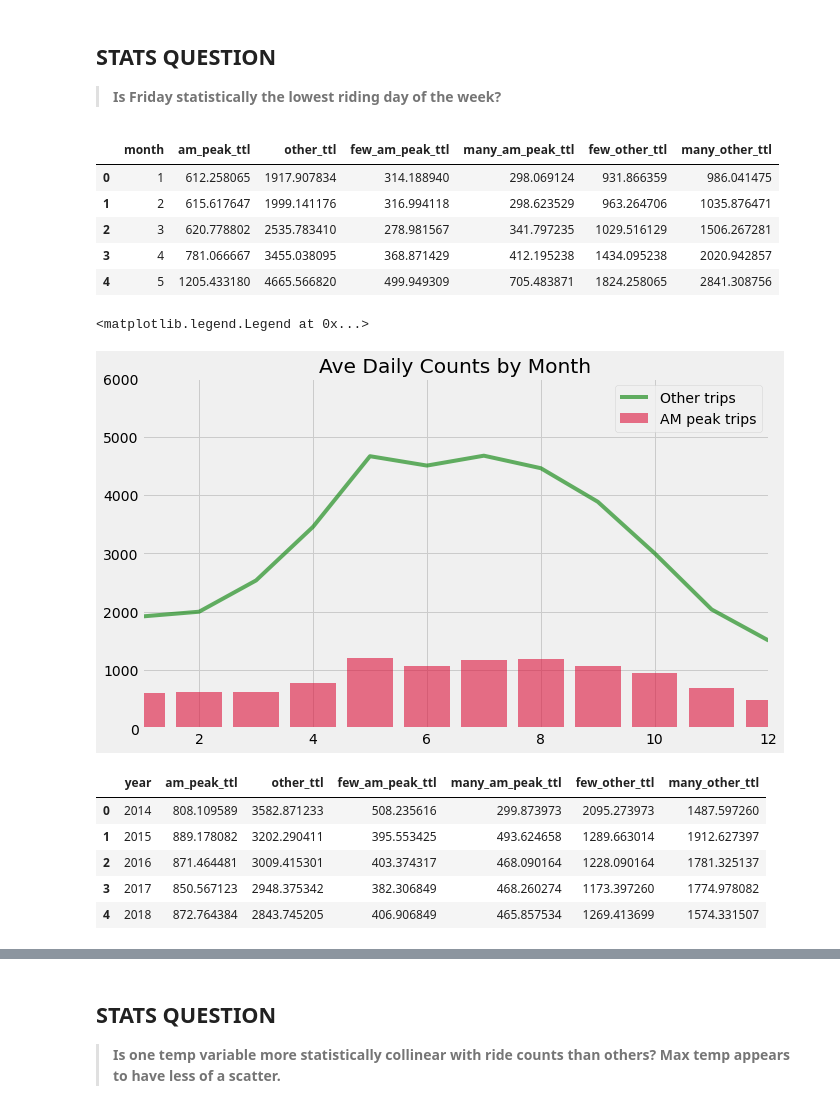
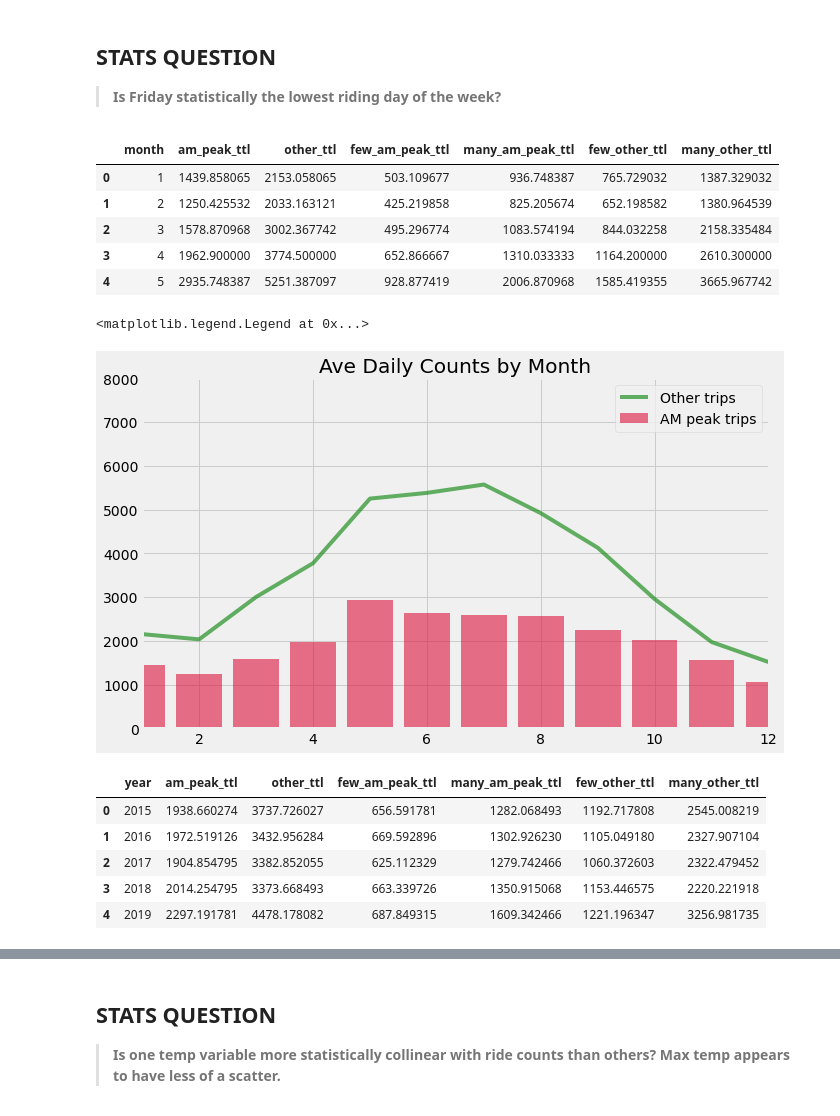
Before and after one commit to salvir1/Crank_On_Seattle_Bike_Data, a Jupyter notebook: Seattle_spins.ipynb, the cells around one changed output, grey strips where cells are left out. Cells and saved outputs as stored; diff of their text form; code cells hidden in the pictures.

```diff
--- a/Seattle_spins.ipynb
+++ b/Seattle_spins.ipynb
@@ -10,6 +10,7 @@ plt.style.use('fivethirtyeight')
 import bike_project as bp
 # %%
 urls = {
+        'Fremont' : 'https://data.seattle.gov/resource/65db-xm6k.json',
         'Ballard' : 'https://data.seattle.gov/resource/47yq-6ugv.json',
         'Capitol_Hill' : 'https://data.seattle.gov/resource/j4vh-b42a.json',
         'Central_2nd_Ave' : 'https://data.seattle.gov/resource/avwm-i8ym.json',
@@ -17,10 +18,12 @@ urls = {
         'West_Seattle' : 'https://data.seattle.gov/resource/mefu-7eau.json',
         'I90_lid' : 'https://data.seattle.gov/resource/u38e-ybnc.json',
         'NE_Seattle' : 'https://data.seattle.gov/resource/2z5v-ecg8.json',
-        'Myrtle_Edwards' : 'https://data.seattle.gov/resource/4qej-qvrz.json'
+        'Myrtle_Edwards' : 'https://data.seattle.gov/resource/4qej-qvrz.json',
+        'Spokane_Street' : 'https://data.seattle.gov/resource/upms-nr8w.json'
         }
 
 bike_shops = {
+        'Fremont' : 8,
         'Ballard' : 3,
         'Capitol_Hill' : 2,
         'Central_2nd_Ave' : 5,
@@ -28,7 +31,8 @@ bike_shops = {
         'West_Seattle' : 3,
         'I90_lid' : 5,
         'NE_Seattle' :6 ,
-        'Myrtle_Edwards' : 3
+        'Myrtle_Edwards' : 3,
+        'Spokane_Street' : 2
 }
 # %% [markdown]
 ## Functions written for Seattle Spins: bike trip counter analysis
@@ -299,0 +334,10 @@ by_dow_year.head()
+# %%
+df['am_peak_ttl'].replace(0, np.NaN, inplace=True)
+fig, ax = plt.subplots(figsize=(10, 6))
+for yr in range(2015, 2020):
+    ax.plot(by_dow['dow'], by_dow_year[by_dow_year['year'] == yr]['am_peak_ttl'], label=f'{yr}', alpha=0.6);
+
+ax.set_xlim(0,6)
+ax.set_ylim(0,4000)
+ax.set_title("AM Peak Counts by Day of Week and Year")
+ax.legend();
@@ -328,33 +363,33 @@ by_month = df[['am_peak_ttl', 'other_ttl', 'few_am_peak_ttl', 'many_am_peak_ttl'
 by_month.head()
 # %% [output]
 |  | month | am_peak_ttl | other_ttl | few_am_peak_ttl | many_am_peak_ttl | few_other_ttl | many_other_ttl |
-| 0 | 1 | 612.258065 | 1917.907834 | 314.188940 | 298.069124 | 931.866359 | 986.041475 |
-| 1 | 2 | 615.617647 | 1999.141176 | 316.994118 | 298.623529 | 963.264706 | 1035.876471 |
-| 2 | 3 | 620.778802 | 2535.783410 | 278.981567 | 341.797235 | 1029.516129 | 1506.267281 |
-| 3 | 4 | 781.066667 | 3455.038095 | 368.871429 | 412.195238 | 1434.095238 | 2020.942857 |
-| 4 | 5 | 1205.433180 | 4665.566820 | 499.949309 | 705.483871 | 1824.258065 | 2841.308756 |
+| 0 | 1 | 1439.858065 | 2153.058065 | 503.109677 | 936.748387 | 765.729032 | 1387.329032 |
+| 1 | 2 | 1250.425532 | 2033.163121 | 425.219858 | 825.205674 | 652.198582 | 1380.964539 |
+| 2 | 3 | 1578.870968 | 3002.367742 | 495.296774 | 1083.574194 | 844.032258 | 2158.335484 |
+| 3 | 4 | 1962.900000 | 3774.500000 | 652.866667 | 1310.033333 | 1164.200000 | 2610.300000 |
+| 4 | 5 | 2935.748387 | 5251.387097 | 928.877419 | 2006.870968 | 1585.419355 | 3665.967742 |
 # %%
 fig, ax = plt.subplots(figsize=(10, 6))
 ax.bar(by_month['month'], by_month['am_peak_ttl'], color = 'crimson', label='AM peak trips', alpha=0.6);
 ax.plot(by_month['month'], by_month['other_ttl'], color = 'green', label='Other trips', alpha=0.6);
 ax.set_xlim(1,12)
-ax.set_ylim(0,6000)
+ax.set_ylim(0,8000)
 
 ax.set_title("Ave Daily Counts by Month")
 ax.legend()
 # %% [output]
 <matplotlib.legend.Legend at 0x...>
-[figure, old version]
+[figure, new version]
 # %%
 by_year = df[['am_peak_ttl', 'other_ttl', 'few_am_peak_ttl', 'many_am_peak_ttl', 'few_other_ttl', 'many_other_ttl',  'year']].groupby('year').mean().reset_index()
 by_year.head()
 # %% [output]
 |  | year | am_peak_ttl | other_ttl | few_am_peak_ttl | many_am_peak_ttl | few_other_ttl | many_other_ttl |
-| 0 | 2014 | 808.109589 | 3582.871233 | 508.235616 | 299.873973 | 2095.273973 | 1487.597260 |
-| 1 | 2015 | 889.178082 | 3202.290411 | 395.553425 | 493.624658 | 1289.663014 | 1912.627397 |
-| 2 | 2016 | 871.464481 | 3009.415301 | 403.374317 | 468.090164 | 1228.090164 | 1781.325137 |
-| 3 | 2017 | 850.567123 | 2948.375342 | 382.306849 | 468.260274 | 1173.397260 | 1774.978082 |
-| 4 | 2018 | 872.764384 | 2843.745205 | 406.906849 | 465.857534 | 1269.413699 | 1574.331507 |
+| 0 | 2015 | 1938.660274 | 3737.726027 | 656.591781 | 1282.068493 | 1192.717808 | 2545.008219 |
+| 1 | 2016 | 1972.519126 | 3432.956284 | 669.592896 | 1302.926230 | 1105.049180 | 2327.907104 |
+| 2 | 2017 | 1904.854795 | 3382.852055 | 625.112329 | 1279.742466 | 1060.372603 | 2322.479452 |
+| 3 | 2018 | 2014.254795 | 3373.668493 | 663.339726 | 1350.915068 | 1153.446575 | 2220.221918 |
+| 4 | 2019 | 2297.191781 | 4478.178082 | 687.849315 | 1609.342466 | 1221.196347 | 3256.981735 |
 # %%
 fig, ax = plt.subplots(figsize=(10, 6))
 ax.bar(by_year['year'], by_year['am_peak_ttl'], color = 'crimson', label='AM peak trips', alpha=0.6);
```
Also changed, not shown: parts of 26 cells of this notebook.
